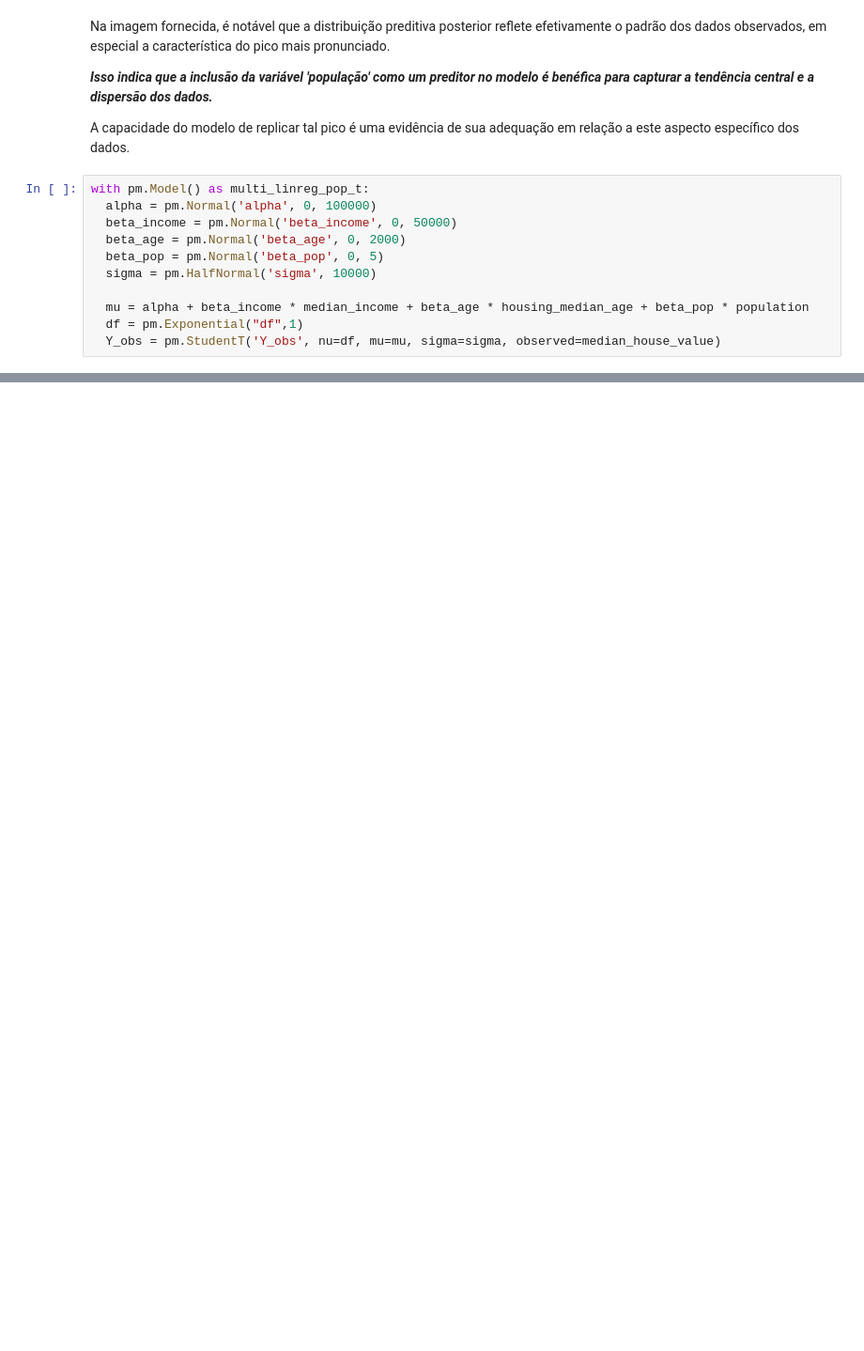
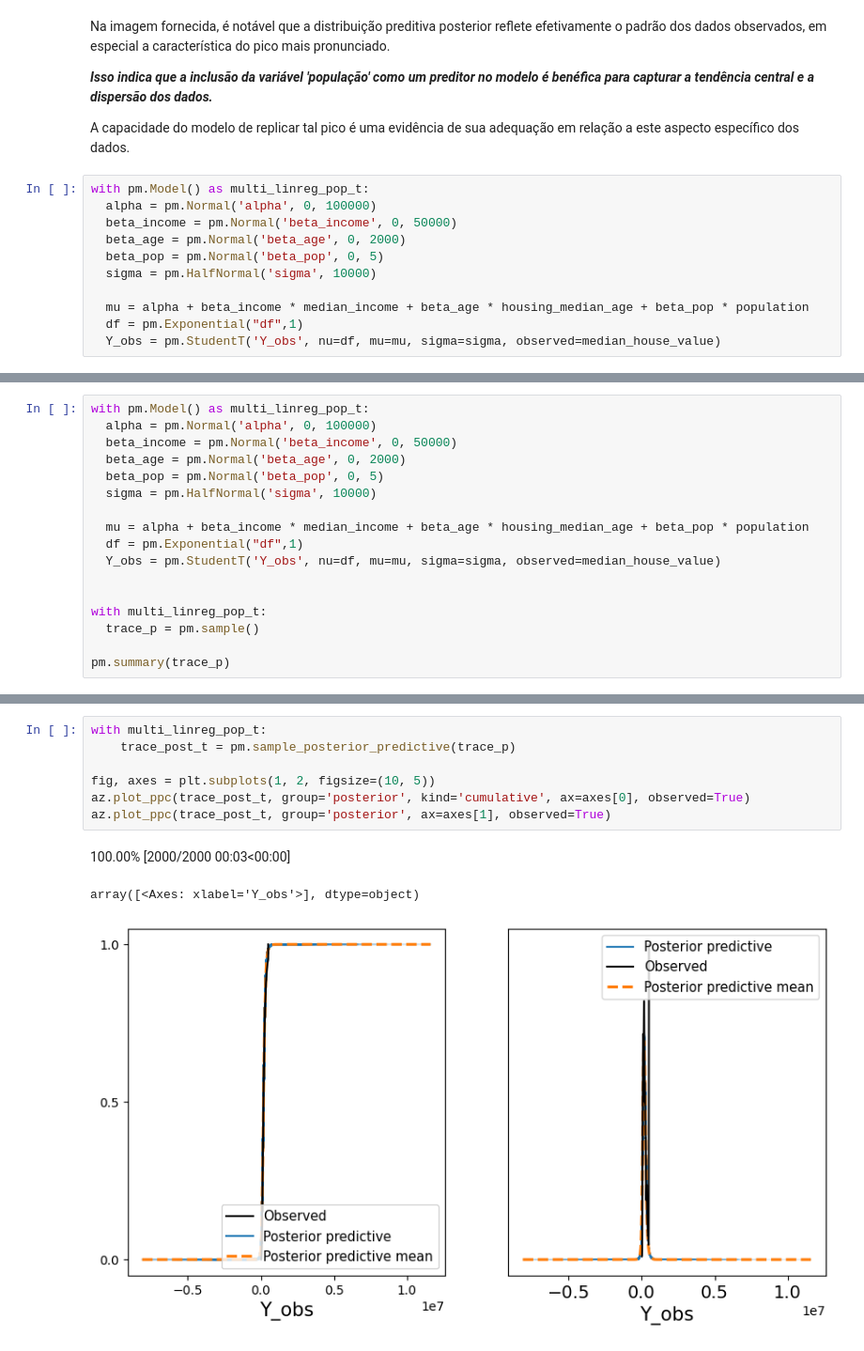
Before and after one commit to namespaiva/pred-analysis, a Jupyter notebook: pred_analisys.ipynb, the cells around one changed output, grey strips where cells are left out. Shown at 94% size. Drawn from its saved outputs; the diff is of its cells as text; blank space fills up the shorter version.

```diff
--- a/pred_analisys.ipynb
+++ b/pred_analisys.ipynb
@@ -908,0 +956,17 @@ az.plot_ppc(trace_post_t, group='posterior', ax=axes[1], observed=True)
+# %%
+with pm.Model() as multi_linreg_pop_t:
+  alpha = pm.Normal('alpha', 0, 100000)
+  beta_income = pm.Normal('beta_income', 0, 50000)
+  beta_age = pm.Normal('beta_age', 0, 2000)
+  beta_pop = pm.Normal('beta_pop', 0, 5)
+  sigma = pm.HalfNormal('sigma', 10000)
+
+  mu = alpha + beta_income * median_income + beta_age * housing_median_age + beta_pop * population
+  df = pm.Exponential("df",1)
+  Y_obs = pm.StudentT('Y_obs', nu=df, mu=mu, sigma=sigma, observed=median_house_value)
+
+
+with multi_linreg_pop_t:
+  trace_p = pm.sample()
+
+pm.summary(trace_p)
@@ -908,0 +983,11 @@ az.plot_ppc(trace_post_t, group='posterior', ax=axes[1], observed=True)
+# %%
+with multi_linreg_pop_t:
+    trace_post_t = pm.sample_posterior_predictive(trace_p)
+
+fig, axes = plt.subplots(1, 2, figsize=(10, 5))
+az.plot_ppc(trace_post_t, group='posterior', kind='cumulative', ax=axes[0], observed=True)
+az.plot_ppc(trace_post_t, group='posterior', ax=axes[1], observed=True)
+# %% [output]
+100.00% [2000/2000 00:03<00:00]
+array([<Axes: xlabel='Y_obs'>], dtype=object)
+[figure, added]
```
Also changed, not shown: parts of 23 cells of this notebook.
